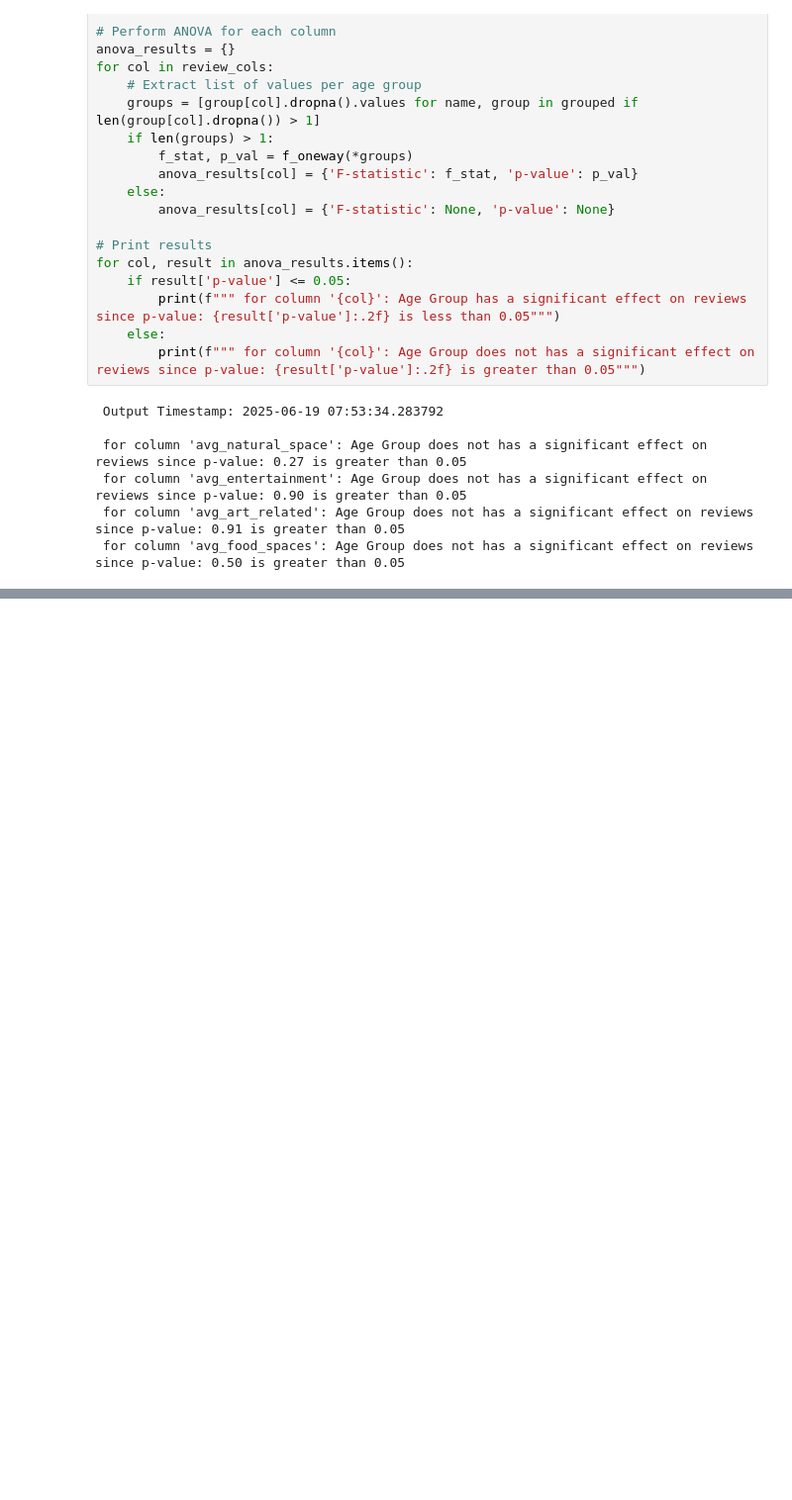
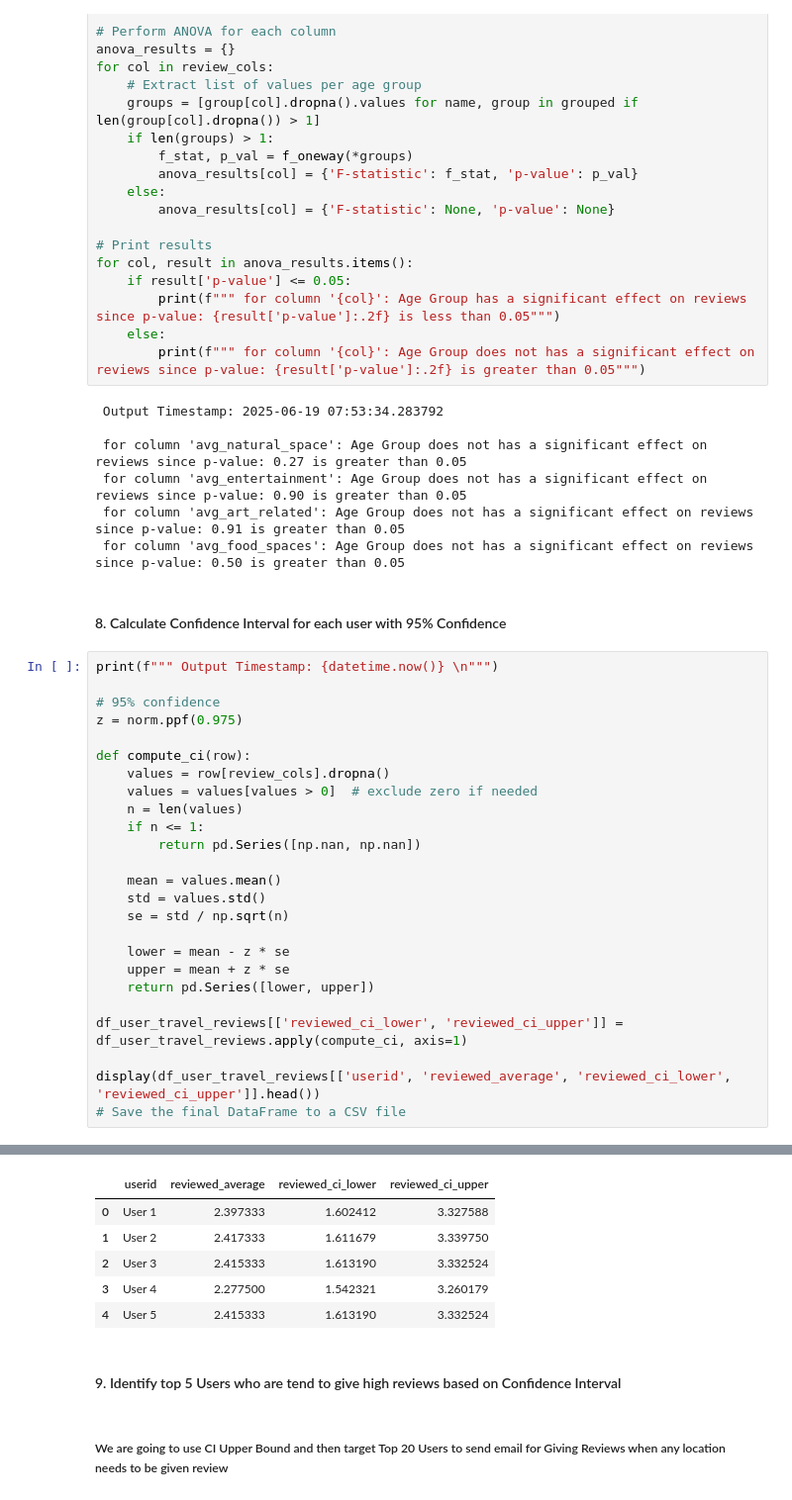
Before and after one commit to BPALAN-USD/AAI_500_GROUP_12, a Jupyter notebook: TravelReviews.ipynb, the cells around one changed output, grey strips where cells are left out. Shown at 99% size. Cells and saved outputs as stored; diff of their text form; blank space fills up the shorter version.

```diff
--- a/TravelReviews.ipynb
+++ b/TravelReviews.ipynb
@@ -641,3 +641,31 @@ for col, result in anova_results.items():
  for column 'avg_entertainment': Age Group does not has a significant effect on reviews since p-value: 0.90 is greater than 0.05
  for column 'avg_art_related': Age Group does not has a significant effect on reviews since p-value: 0.91 is greater than 0.05
  for column 'avg_food_spaces': Age Group does not has a significant effect on reviews since p-value: 0.50 is greater than 0.05
+# %% [markdown]
+#### 8. Calculate Confidence Interval for each user with 95% Confidence
+# %%
+print(f""" Output Timestamp: {datetime.now()} \n""")
+
+# 95% confidence
+z = norm.ppf(0.975)
+
+def compute_ci(row):
+    values = row[review_cols].dropna()
+    values = values[values > 0]  # exclude zero if needed
+    n = len(values)
+    if n <= 1:
+        return pd.Series([np.nan, np.nan])
+
+    mean = values.mean()
+    std = values.std()
+    se = std / np.sqrt(n)
+
+    lower = mean - z * se
+    upper = mean + z * se
+    return pd.Series([lower, upper])
+
+df_user_travel_reviews[['reviewed_ci_lower', 'reviewed_ci_upper']] = df_user_travel_reviews.apply(compute_ci, axis=1)
+
+display(df_user_travel_reviews[['userid', 'reviewed_average', 'reviewed_ci_lower', 'reviewed_ci_upper']].head())
+# Save the final DataFrame to a CSV file
+# %% [output]
@@ -643,0 +673,10 @@ for col, result in anova_results.items():
+|  | userid | reviewed_average | reviewed_ci_lower | reviewed_ci_upper |
+| 0 | User 1 | 2.397333 | 1.602412 | 3.327588 |
+| 1 | User 2 | 2.417333 | 1.611679 | 3.339750 |
+| 2 | User 3 | 2.415333 | 1.613190 | 3.332524 |
+| 3 | User 4 | 2.277500 | 1.542321 | 3.260179 |
+| 4 | User 5 | 2.415333 | 1.613190 | 3.332524 |
+# %% [markdown]
+#### 9. Identify top 5 Users who are tend to give high reviews based on Confidence Interval
+# %% [markdown]
+##### We are going to use CI Upper Bound and then target Top 20 Users to send email for Giving Reviews when any location needs to be given review
```
Also changed, not shown: parts of 5 cells of this notebook.
